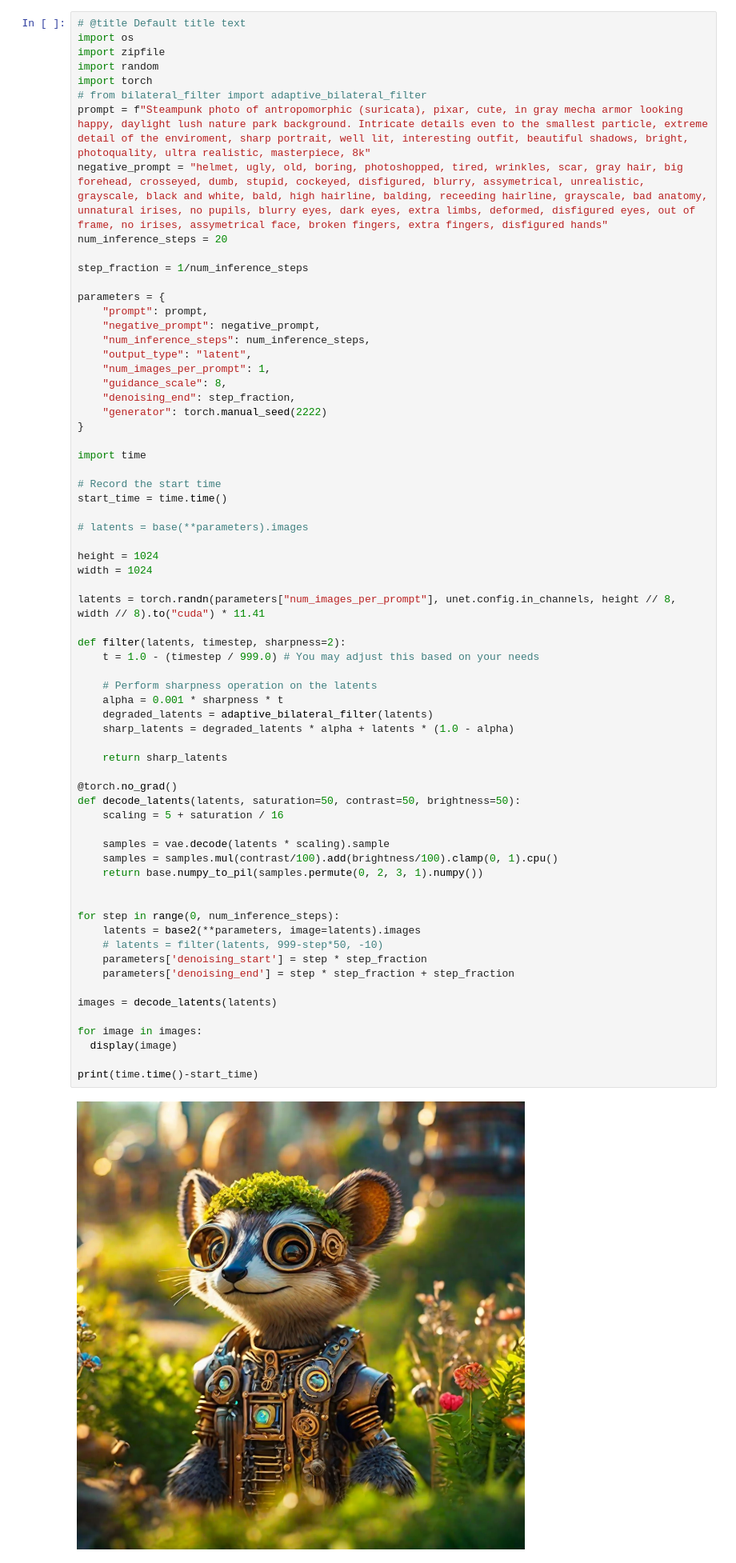
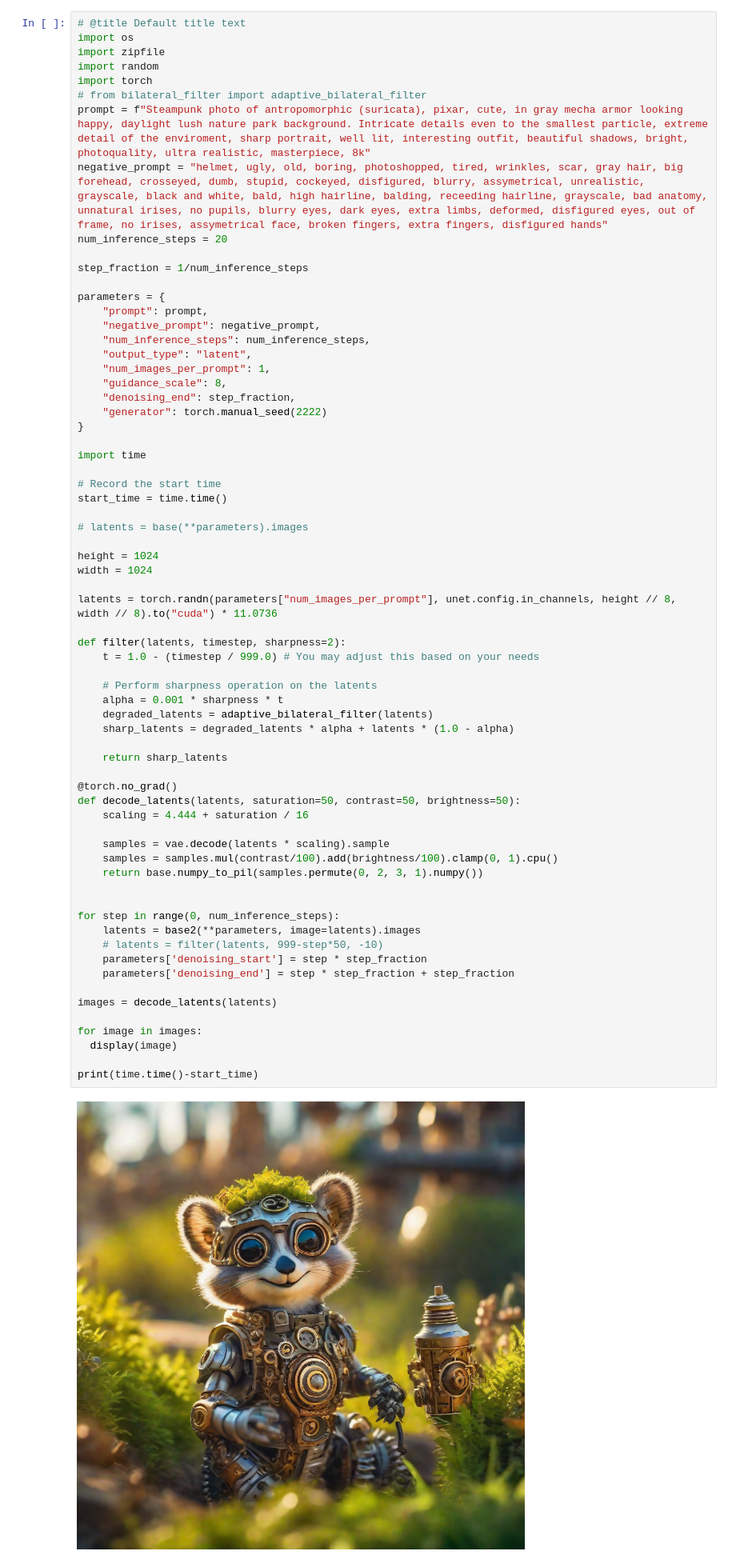
Before and after one commit to TimothyAlexisVass/avatars, a Jupyter notebook: teststuff.ipynb, the cells around one changed output. Shown at 80% size. Drawn from its saved outputs; the diff is of its cells as text.

```diff
--- a/teststuff.ipynb
+++ b/teststuff.ipynb
@@ -79,38 +81,38 @@ start_time = time.time()
 height = 1024
 width = 1024
 
-latents = torch.randn(parameters["num_images_per_prompt"], unet.config.in_channels, height // 8, width // 8).to("cuda") * 11.41
+latents = torch.randn(parameters["num_images_per_prompt"], unet.config.in_channels, height // 8, width // 8).to("cuda") * 11.0736
 
 def filter(latents, timestep, sharpness=2):
     t = 1.0 - (timestep / 999.0) # You may adjust this based on your needs
 
     # Perform sharpness operation on the latents
     alpha = 0.001 * sharpness * t
     degraded_latents = adaptive_bilateral_filter(latents)
     sharp_latents = degraded_latents * alpha + latents * (1.0 - alpha)
 
     return sharp_latents
 
 @torch.no_grad()
 def decode_latents(latents, saturation=50, contrast=50, brightness=50):
-    scaling = 5 + saturation / 16
+    scaling = 4.444 + saturation / 16
 
     samples = vae.decode(latents * scaling).sample
     samples = samples.mul(contrast/100).add(brightness/100).clamp(0, 1).cpu()
     return base.numpy_to_pil(samples.permute(0, 2, 3, 1).numpy())
 
 
 for step in range(0, num_inference_steps):
     latents = base2(**parameters, image=latents).images
     # latents = filter(latents, 999-step*50, -10)
     parameters['denoising_start'] = step * step_fraction
     parameters['denoising_end'] = step * step_fraction + step_fraction
 
 images = decode_latents(latents)
 
 for image in images:
   display(image)
 
 print(time.time()-start_time)
 # %% [output]
-[figure, old version]
+[figure, new version]
```
Also changed, not shown: parts of 3 cells of this notebook.
